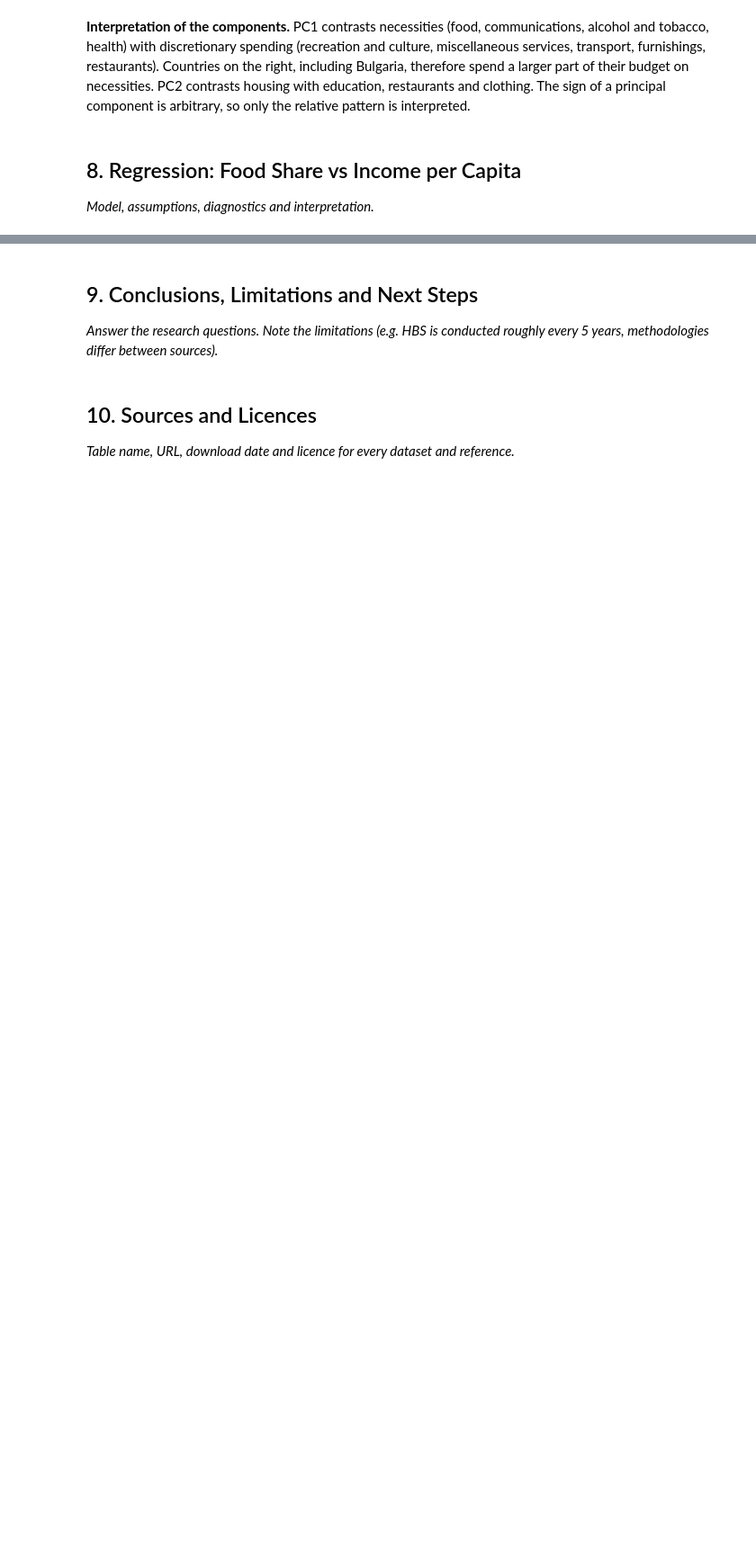
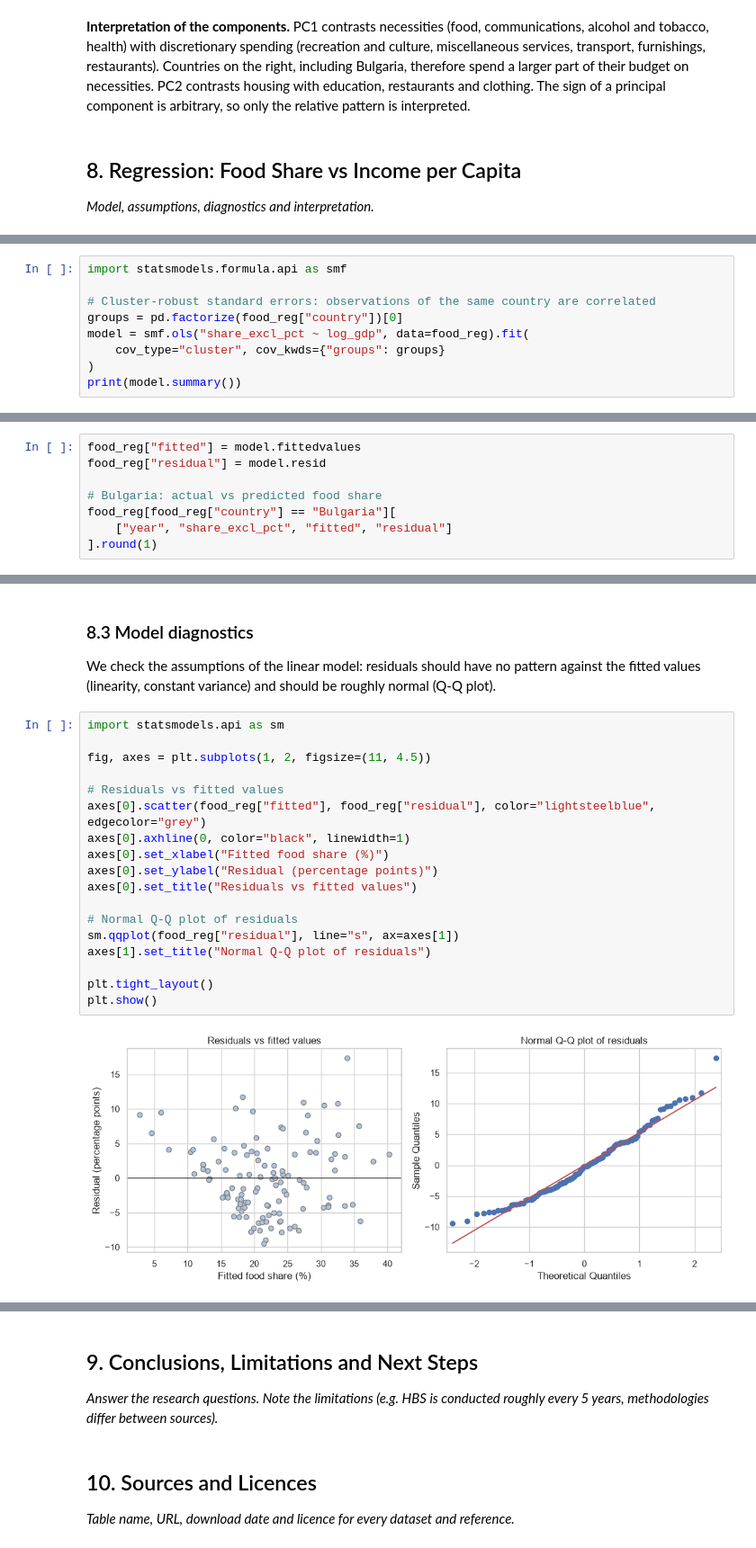
Before and after one commit to qnaatanasova86-tech/household-budgets-bg-vs-eu, a Jupyter notebook: household_budgets_analysis.ipynb, the cells around one changed output, grey strips where cells are left out. Shown at 90% size. Cells and saved outputs as stored; diff of their text form; blank space fills up the shorter version.

```diff
--- a/household_budgets_analysis.ipynb
+++ b/household_budgets_analysis.ipynb
@@ -801,0 +847,9 @@ _Model, assumptions, diagnostics and interpretation._
+# %%
+import statsmodels.formula.api as smf
+
+# Cluster-robust standard errors: observations of the same country are correlated
+groups = pd.factorize(food_reg["country"])[0]
+model = smf.ols("share_excl_pct ~ log_gdp", data=food_reg).fit(
+    cov_type="cluster", cov_kwds={"groups": groups}
+)
+print(model.summary())
@@ -801,0 +883,8 @@ _Model, assumptions, diagnostics and interpretation._
+# %%
+food_reg["fitted"] = model.fittedvalues
+food_reg["residual"] = model.resid
+
+# Bulgaria: actual vs predicted food share
+food_reg[food_reg["country"] == "Bulgaria"][
+    ["year", "share_excl_pct", "fitted", "residual"]
+].round(1)
@@ -801,0 +905,25 @@ _Model, assumptions, diagnostics and interpretation._
+# %% [markdown]
+### 8.3 Model diagnostics
+
+We check the assumptions of the linear model: residuals should have no pattern against the fitted
+values (linearity, constant variance) and should be roughly normal (Q-Q plot).
+# %%
+import statsmodels.api as sm
+
+fig, axes = plt.subplots(1, 2, figsize=(11, 4.5))
+
+# Residuals vs fitted values
+axes[0].scatter(food_reg["fitted"], food_reg["residual"], color="lightsteelblue", edgecolor="grey")
+axes[0].axhline(0, color="black", linewidth=1)
+axes[0].set_xlabel("Fitted food share (%)")
+axes[0].set_ylabel("Residual (percentage points)")
+axes[0].set_title("Residuals vs fitted values")
+
+# Normal Q-Q plot of residuals
+sm.qqplot(food_reg["residual"], line="s", ax=axes[1])
+axes[1].set_title("Normal Q-Q plot of residuals")
+
+plt.tight_layout()
+plt.show()
+# %% [output]
+[figure, added]
```
Also changed, not shown: parts of 13 cells of this notebook.
